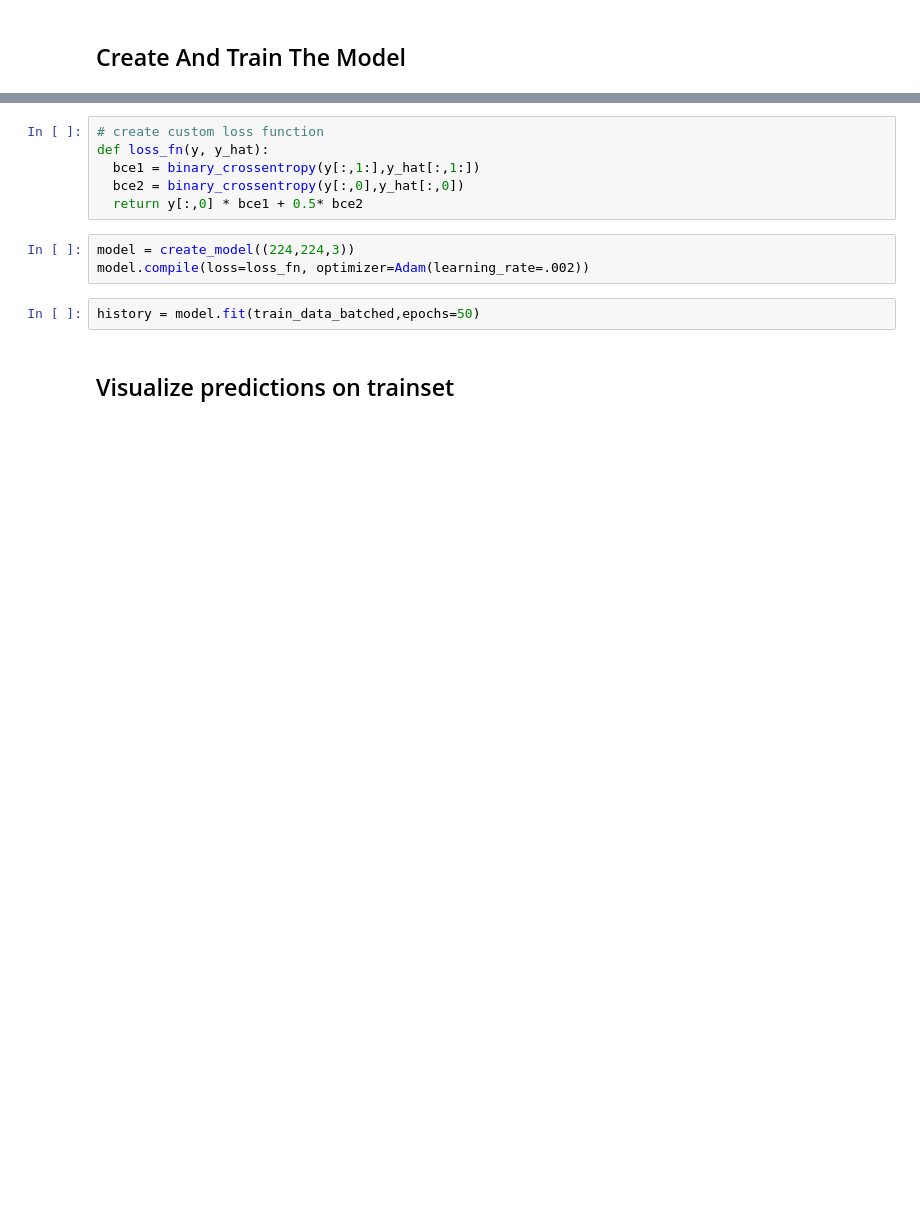
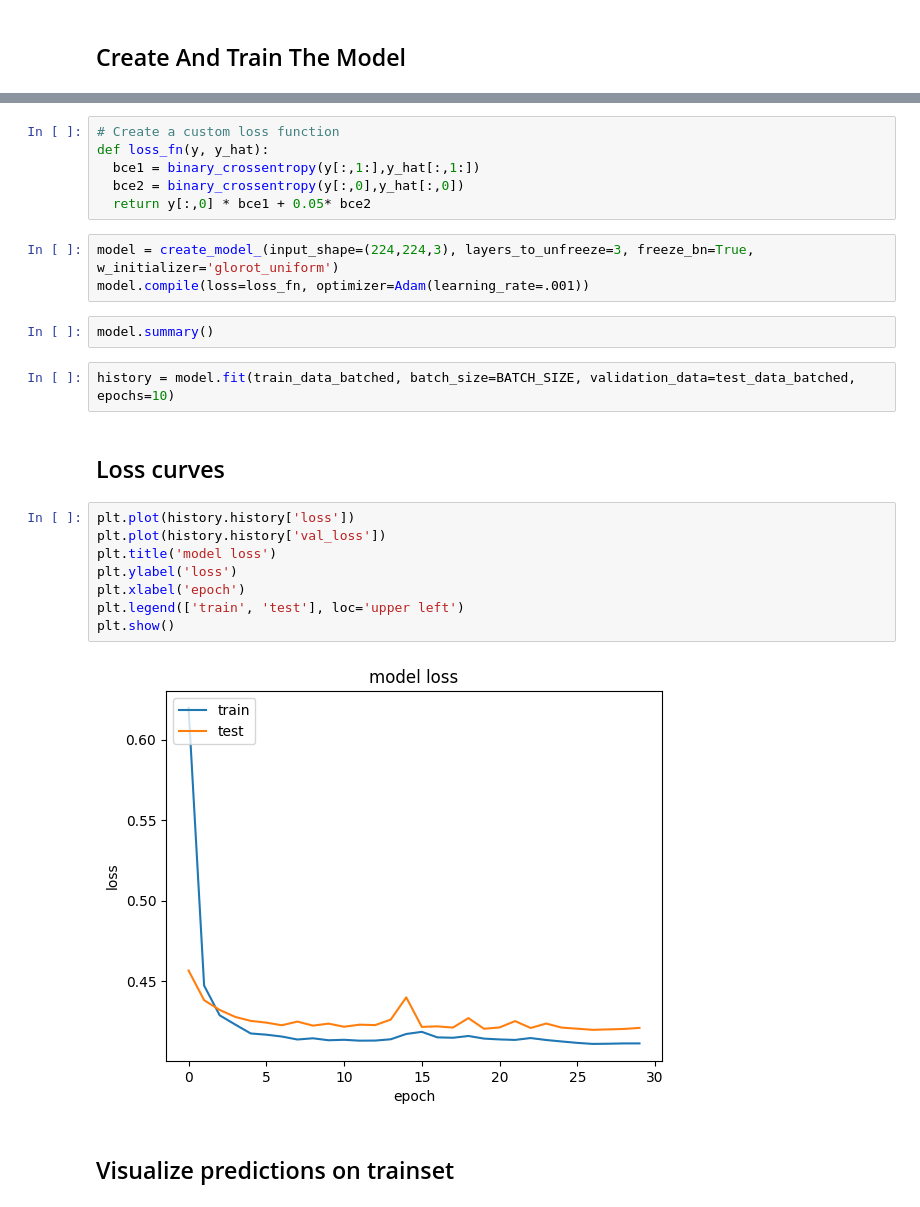
Before and after one commit to Sina-Najafi/car_tag_reader, a Jupyter notebook: notebooks/plate_localizer.ipynb, the cells around one changed output, grey strips where cells are left out. Drawn from its saved outputs; the diff is of its cells as text; blank space fills up the shorter version.

```diff
--- a/notebooks/plate_localizer.ipynb
+++ b/notebooks/plate_localizer.ipynb
@@ -118,14 +245,28 @@ def create_model(input_shape): # (224,224,3)
 # %%
-# create custom loss function
+# Create a custom loss function
 def loss_fn(y, y_hat):
   bce1 = binary_crossentropy(y[:,1:],y_hat[:,1:])
   bce2 = binary_crossentropy(y[:,0],y_hat[:,0])
-  return y[:,0] * bce1 + 0.5* bce2
+  return y[:,0] * bce1 + 0.05* bce2
 # %%
-model = create_model((224,224,3))
-model.compile(loss=loss_fn, optimizer=Adam(learning_rate=.002))
+model = create_model_(input_shape=(224,224,3), layers_to_unfreeze=3, freeze_bn=True, w_initializer='glorot_uniform')
+model.compile(loss=loss_fn, optimizer=Adam(learning_rate=.001))
+# %%
+model.summary()
 # %%
-history = model.fit(train_data_batched,epochs=50)
+history = model.fit(train_data_batched, batch_size=BATCH_SIZE, validation_data=test_data_batched, epochs=10)
+# %% [markdown]
+## Loss curves
+# %%
+plt.plot(history.history['loss'])
+plt.plot(history.history['val_loss'])
+plt.title('model loss')
+plt.ylabel('loss')
+plt.xlabel('epoch')
+plt.legend(['train', 'test'], loc='upper left')
+plt.show()
+# %% [output]
+[figure, added]
 # %% [markdown]
 ## Visualize predictions on trainset
 # %%
```
Also changed, not shown: parts of 16 cells of this notebook.
